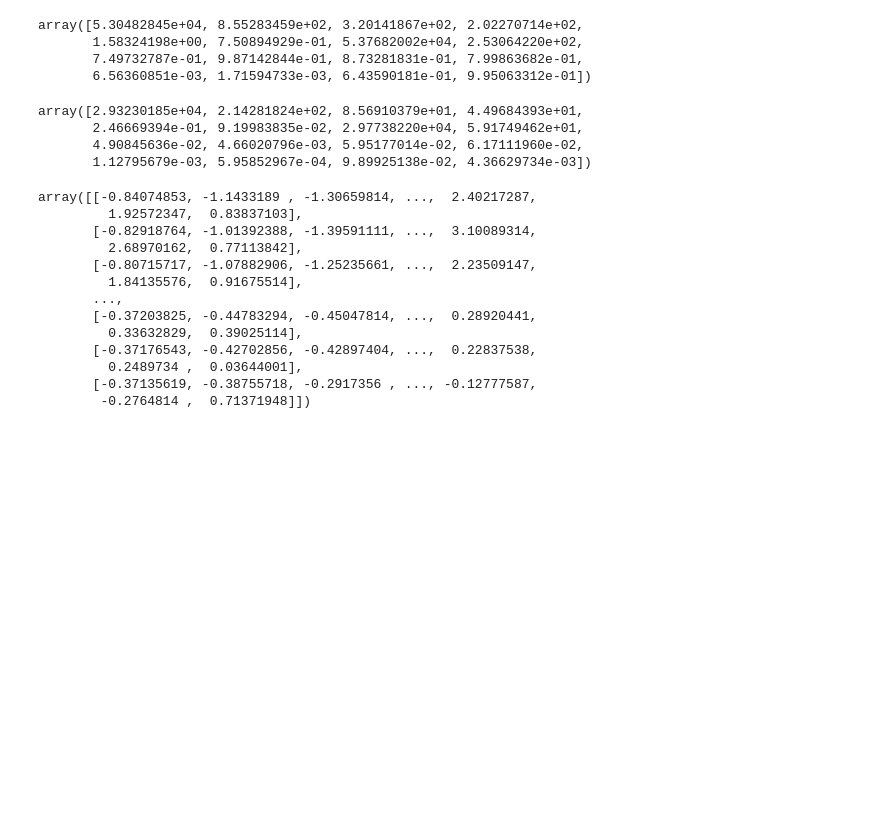
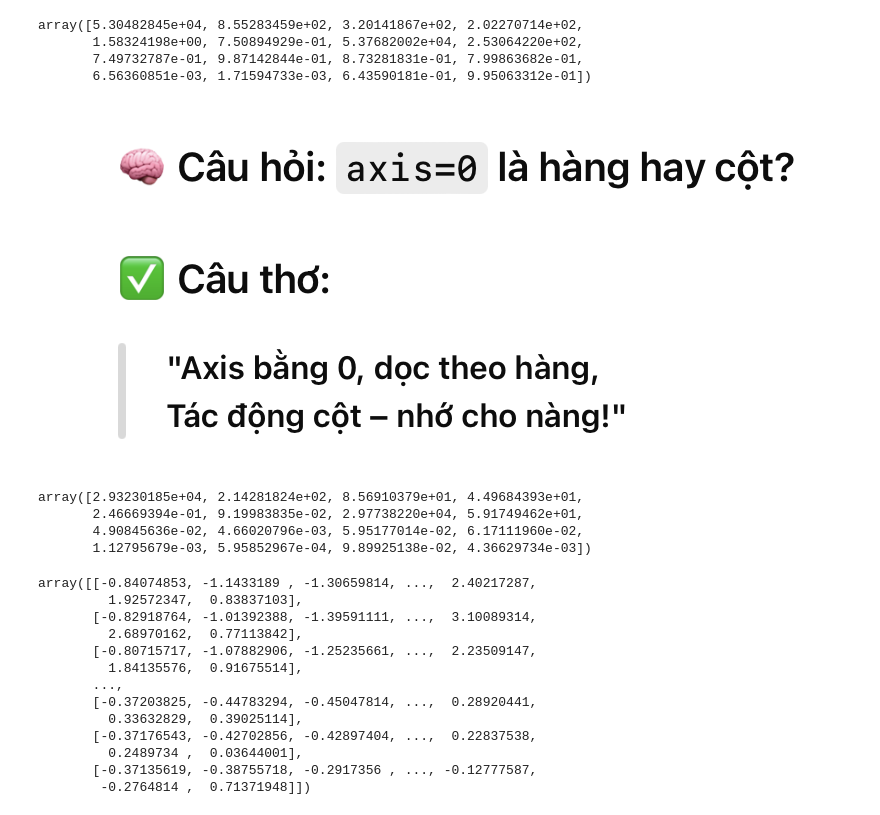
Before and after one commit to alaricbat/SoftmaxRegression, a Jupyter notebook: SoftmaxRegression/program/softmax_handson.ipynb, the cells around one changed output. Cells and saved outputs as stored; diff of their text form; code cells hidden in the pictures; blank space fills up the shorter version.

```diff
--- a/SoftmaxRegression/program/softmax_handson.ipynb
+++ b/SoftmaxRegression/program/softmax_handson.ipynb
@@ -87,9 +80,11 @@ array([5.30482845e+04, 8.55283459e+02, 3.20141867e+02, 2.02270714e+02,
        7.49732787e-01, 9.87142844e-01, 8.73281831e-01, 7.99863682e-01,
        6.56360851e-03, 1.71594733e-03, 6.43590181e-01, 9.95063312e-01])
 # %%
+display(Image(filename='../photos/fomulation/axis_0.png'))
 std = np.std(X, axis=0)
 std
 # %% [output]
+[figure, added]
 array([2.93230185e+04, 2.14281824e+02, 8.56910379e+01, 4.49684393e+01,
        2.46669394e-01, 9.19983835e-02, 2.97738220e+04, 5.91749462e+01,
        4.90845636e-02, 4.66020796e-03, 5.95177014e-02, 6.17111960e-02,
```
Also changed, not shown: parts of 15 cells of this notebook, 4 other files.
